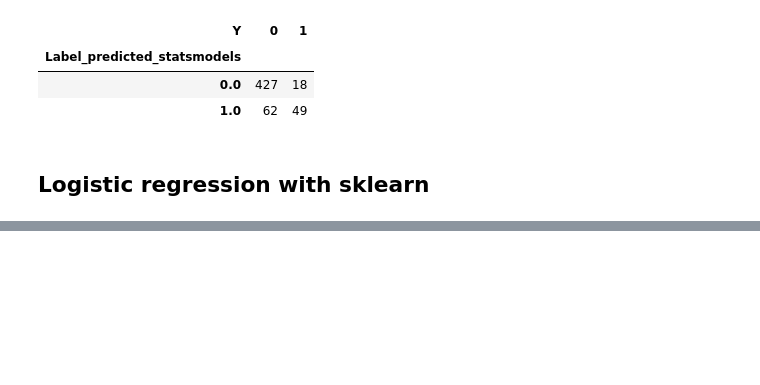
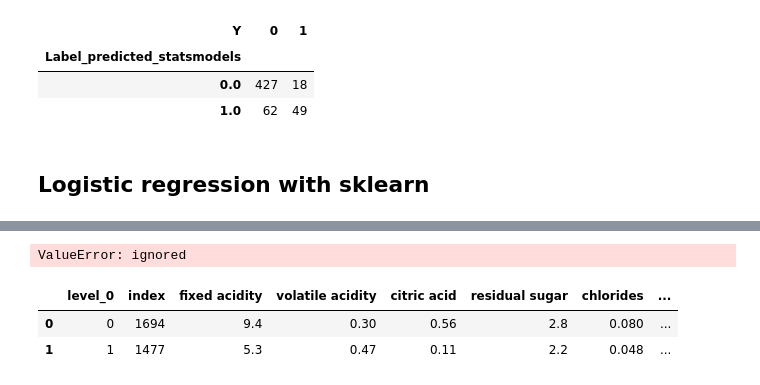
Before and after one commit to guillaumeovf/CarLoanDefault, a Jupyter notebook: wine_quality.ipynb, the cells around one changed output, grey strips where cells are left out. Saved outputs shown, nothing was run; the diff lists cells and outputs as text; code cells hidden in the pictures; blank space fills up the shorter version.

```diff
--- a/wine_quality.ipynb
+++ b/wine_quality.ipynb
@@ -1656,0 +1672,31 @@ array([[0.129801  , 0.870199  ],
+# %%
+lr_skl_lasso = LogisticRegression(random_state=893717398,
+                                  max_iter=300,
+                                  penalty='l1',
+                                  solver='liblinear').fit(train_smote[['volatile acidity',
+                                                       'chlorides', 'total sulfur dioxide',
+                                                       'density', 'sulphates',
+                                                       'alcohol', 'citric_cat_A']],
+                                                        train_smote['Y'])
+
+test = pd.concat([test, pd.Series(lr_skl_lasso.predict_proba(test[['volatile acidity',
+                                                             'chlorides',
+                                                             'total sulfur dioxide',
+                                                             'density', 'sulphates',
+                                                             'alcohol', 'citric_cat_A']])[:,1],
+                                  name='Predict_sklearn_reglog_lasso')], axis=1)
+
+oot = pd.concat([oot, pd.Series(lr_skl_lasso.predict_proba(oot[['volatile acidity',
+                                                             'chlorides',
+                                                             'total sulfur dioxide',
+                                                             'density', 'sulphates',
+                                                             'alcohol', 'citric_cat_A']])[:,1],
+                                  name='Predict_sklearn_reglog_lasso')], axis=1)
+# %% [output]
+ValueError: ignored
+# %%
+test.head(2)
+# %% [output]
+|  | level_0 | index | fixed acidity | volatile acidity | citric acid | residual sugar | chlorides | ... |
+| 0 | 0 | 1694 | 9.4 | 0.30 | 0.56 | 2.8 | 0.080 | ... |
+| 1 | 1 | 1477 | 5.3 | 0.47 | 0.11 | 2.2 | 0.048 | ... |
```
Also changed, not shown: parts of 10 cells of this notebook.
